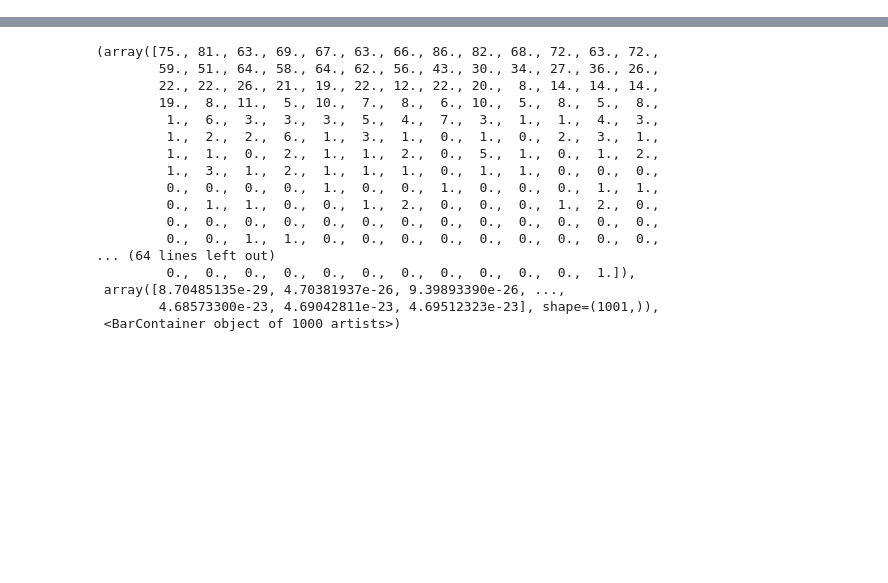
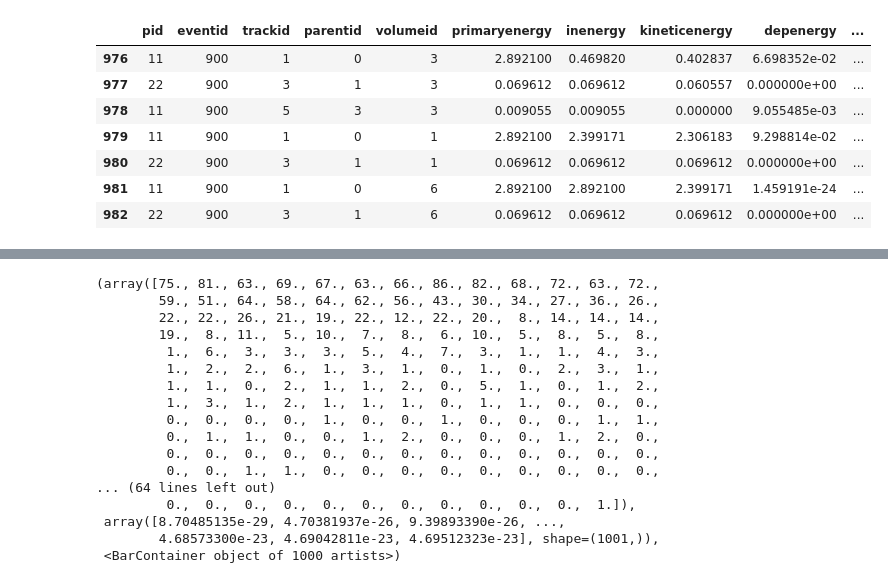
Before and after one commit to wisecg/BetaMonitor, a Jupyter notebook: scripts/check-output.ipynb, the cells around one changed output, grey strips where cells are left out. Drawn from its saved outputs; the diff is of its cells as text; code cells hidden in the pictures; blank space fills up the shorter version.

```diff
--- a/scripts/check-output.ipynb
+++ b/scripts/check-output.ipynb
@@ -6 +62,12 @@ import pandas as pd
+# %%
+df[(df['eventid']==900)]
+# %% [output]
+|  | pid | eventid | trackid | parentid | volumeid | primaryenergy | inenergy | kineticenergy | depenergy | ... |
+| 976 | 11 | 900 | 1 | 0 | 3 | 2.892100 | 0.469820 | 0.402837 | 6.698352e-02 | ... |
+| 977 | 22 | 900 | 3 | 1 | 3 | 0.069612 | 0.069612 | 0.060557 | 0.000000e+00 | ... |
+| 978 | 11 | 900 | 5 | 3 | 3 | 0.009055 | 0.009055 | 0.000000 | 9.055485e-03 | ... |
+| 979 | 11 | 900 | 1 | 0 | 1 | 2.892100 | 2.399171 | 2.306183 | 9.298814e-02 | ... |
+| 980 | 22 | 900 | 3 | 1 | 1 | 0.069612 | 0.069612 | 0.069612 | 0.000000e+00 | ... |
+| 981 | 11 | 900 | 1 | 0 | 6 | 2.892100 | 2.892100 | 2.399171 | 1.459191e-24 | ... |
+| 982 | 22 | 900 | 3 | 1 | 6 | 0.069612 | 0.069612 | 0.069612 | 0.000000e+00 | ... |
 # %%
```
Also changed, not shown: parts of 8 cells of this notebook, 4 other files.
